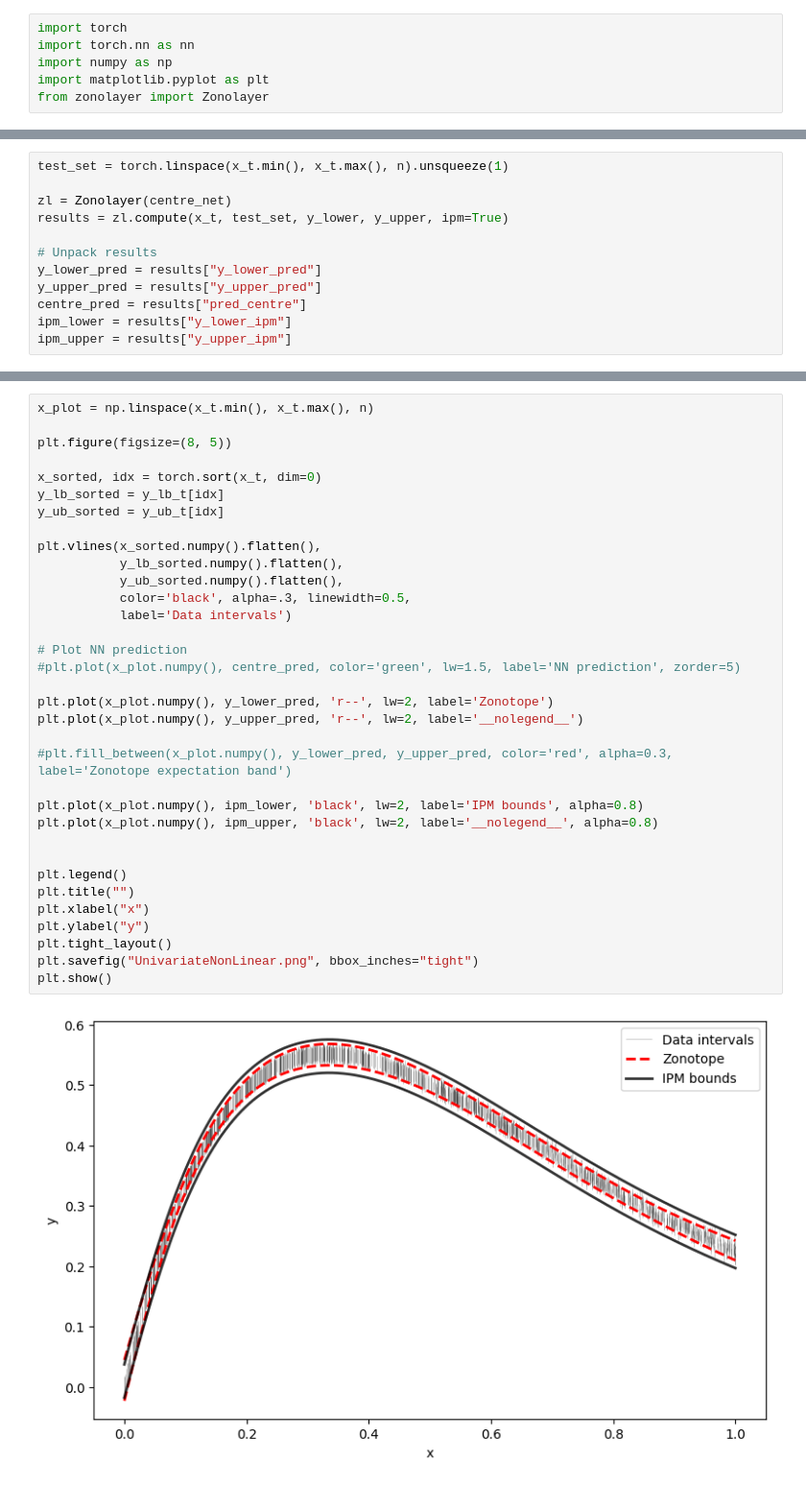
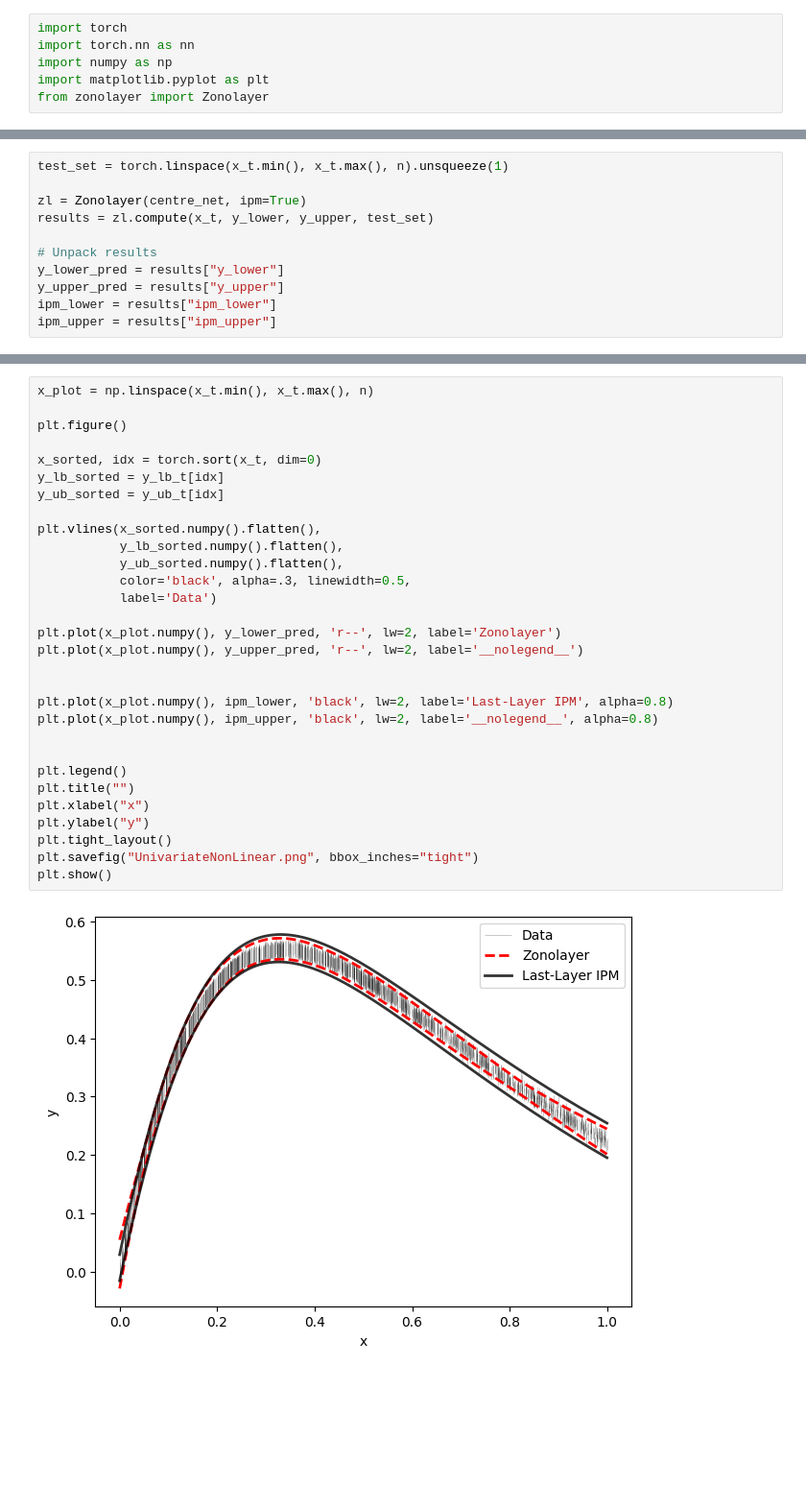
Before and after one commit to MattCodes03/zonolayer, a Jupyter notebook: examples/1D_Regression.ipynb, the cells around one changed output, grey strips where cells are left out. Shown at 96% size. Drawn from its saved outputs; the diff is of its cells as text; blank space fills up the shorter version.

```diff
--- a/examples/1D_Regression.ipynb
+++ b/examples/1D_Regression.ipynb
@@ -98,14 +102,13 @@ Epoch 500: MSE = 0.000022
 # %%
 test_set = torch.linspace(x_t.min(), x_t.max(), n).unsqueeze(1)
 
-zl = Zonolayer(centre_net)
-results = zl.compute(x_t, test_set, y_lower, y_upper, ipm=True)
+zl = Zonolayer(centre_net, ipm=True)
+results = zl.compute(x_t, y_lower, y_upper, test_set)
 
 # Unpack results
-y_lower_pred = results["y_lower_pred"]
-y_upper_pred = results["y_upper_pred"]
-centre_pred = results["pred_centre"]
-ipm_lower = results["y_lower_ipm"]
-ipm_upper = results["y_upper_ipm"]
+y_lower_pred = results["y_lower"]
+y_upper_pred = results["y_upper"]
+ipm_lower = results["ipm_lower"]
+ipm_upper = results["ipm_upper"]
 # %% [output]
      pcost       dcost       gap    pres   dres   k/t
@@ -125,36 +132,32 @@ Optimal solution found.
 # %%
 x_plot = np.linspace(x_t.min(), x_t.max(), n)
 
-plt.figure(figsize=(8, 5))
+plt.figure()
 
 x_sorted, idx = torch.sort(x_t, dim=0)
 y_lb_sorted = y_lb_t[idx]
 y_ub_sorted = y_ub_t[idx]
 
 plt.vlines(x_sorted.numpy().flatten(),
            y_lb_sorted.numpy().flatten(),
            y_ub_sorted.numpy().flatten(),
            color='black', alpha=.3, linewidth=0.5,
-           label='Data intervals')
+           label='Data')
 
-# Plot NN prediction
-#plt.plot(x_plot.numpy(), centre_pred, color='green', lw=1.5, label='NN prediction', zorder=5)
-
-plt.plot(x_plot.numpy(), y_lower_pred, 'r--', lw=2, label='Zonotope')
+plt.plot(x_plot.numpy(), y_lower_pred, 'r--', lw=2, label='Zonolayer')
 plt.plot(x_plot.numpy(), y_upper_pred, 'r--', lw=2, label='__nolegend__')
 
-#plt.fill_between(x_plot.numpy(), y_lower_pred, y_upper_pred, color='red', alpha=0.3, label='Zonotope expectation band')
 
-plt.plot(x_plot.numpy(), ipm_lower, 'black', lw=2, label='IPM bounds', alpha=0.8)
+plt.plot(x_plot.numpy(), ipm_lower, 'black', lw=2, label='Last-Layer IPM', alpha=0.8)
 plt.plot(x_plot.numpy(), ipm_upper, 'black', lw=2, label='__nolegend__', alpha=0.8)
 
 
 plt.legend()
 plt.title("")
 plt.xlabel("x")
 plt.ylabel("y")
 plt.tight_layout()
 plt.savefig("UnivariateNonLinear.png", bbox_inches="tight")
 plt.show()
 # %% [output]
-[figure, old version]
+[figure, new version]
```
Also changed, not shown: parts of 2 cells of this notebook, 12 other files.
